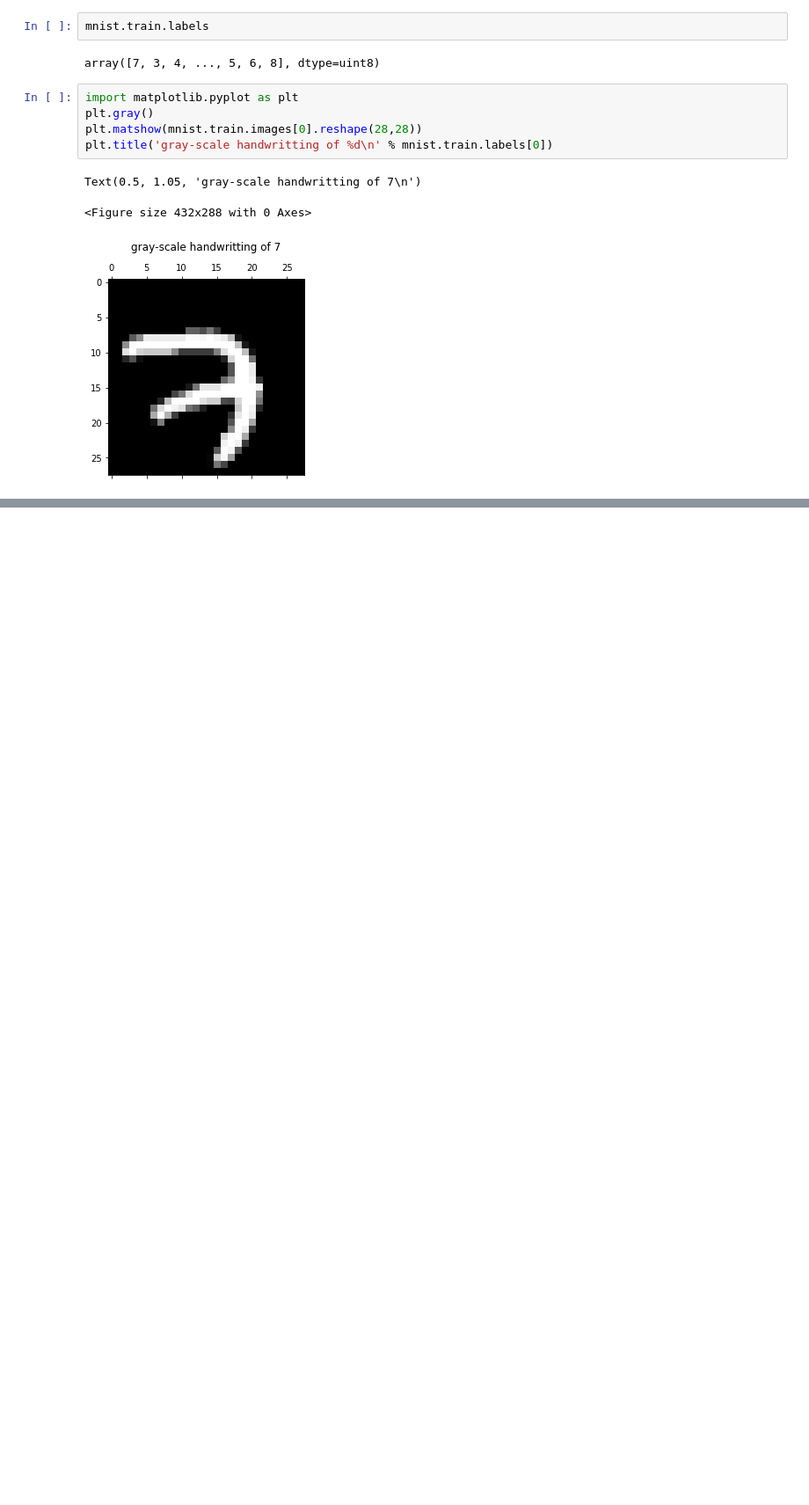
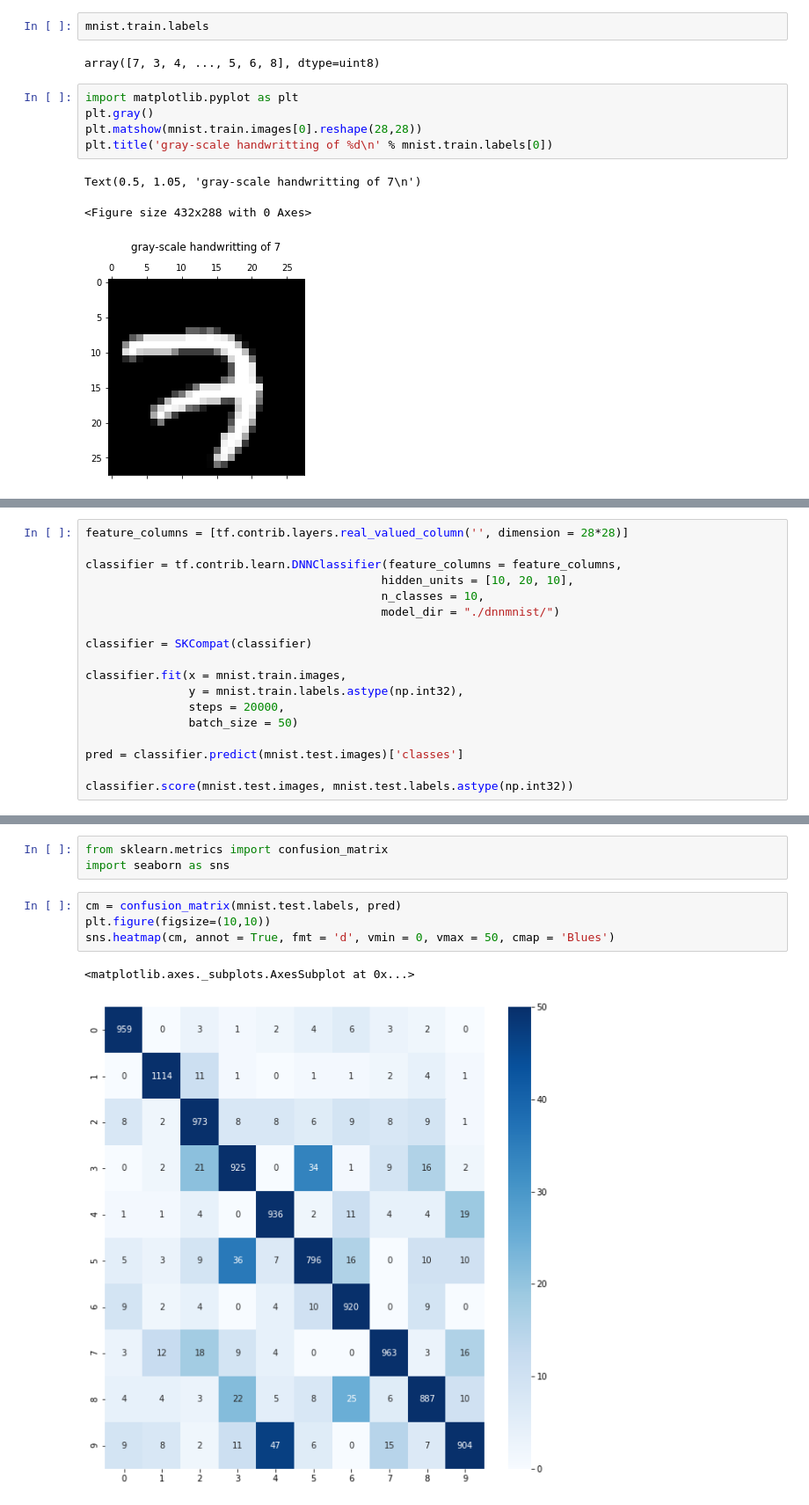
Before and after one commit to kookoowaa/ML_with_GCP, a Jupyter notebook: 08-1 Weakness of conventional image classification.ipynb, the cells around one changed output, grey strips where cells are left out. Shown: that part at 88% size. Cells and saved outputs as stored; diff of their text form; blank space fills up the shorter version.

```diff
--- a/08-1 Weakness of conventional image classification.ipynb
+++ b/08-1 Weakness of conventional image classification.ipynb
@@ -71,0 +84,18 @@ ___
+# %%
+feature_columns = [tf.contrib.layers.real_valued_column('', dimension = 28*28)]
+
+classifier = tf.contrib.learn.DNNClassifier(feature_columns = feature_columns,
+                                           hidden_units = [10, 20, 10],
+                                           n_classes = 10,
+                                           model_dir = "./dnnmnist/")
+
+classifier = SKCompat(classifier)
+
+classifier.fit(x = mnist.train.images,
+               y = mnist.train.labels.astype(np.int32),
+               steps = 20000,
+               batch_size = 50)
+
+pred = classifier.predict(mnist.test.images)['classes']
+
+classifier.score(mnist.test.images, mnist.test.labels.astype(np.int32))
@@ -71,0 +126,10 @@ ___
+# %%
+from sklearn.metrics import confusion_matrix
+import seaborn as sns
+# %%
+cm = confusion_matrix(mnist.test.labels, pred)
+plt.figure(figsize=(10,10))
+sns.heatmap(cm, annot = True, fmt = 'd', vmin = 0, vmax = 50, cmap = 'Blues')
+# %% [output]
+<matplotlib.axes._subplots.AxesSubplot at 0x...>
+[figure, added]
```
Also changed, not shown: parts of 13 cells of this notebook.
